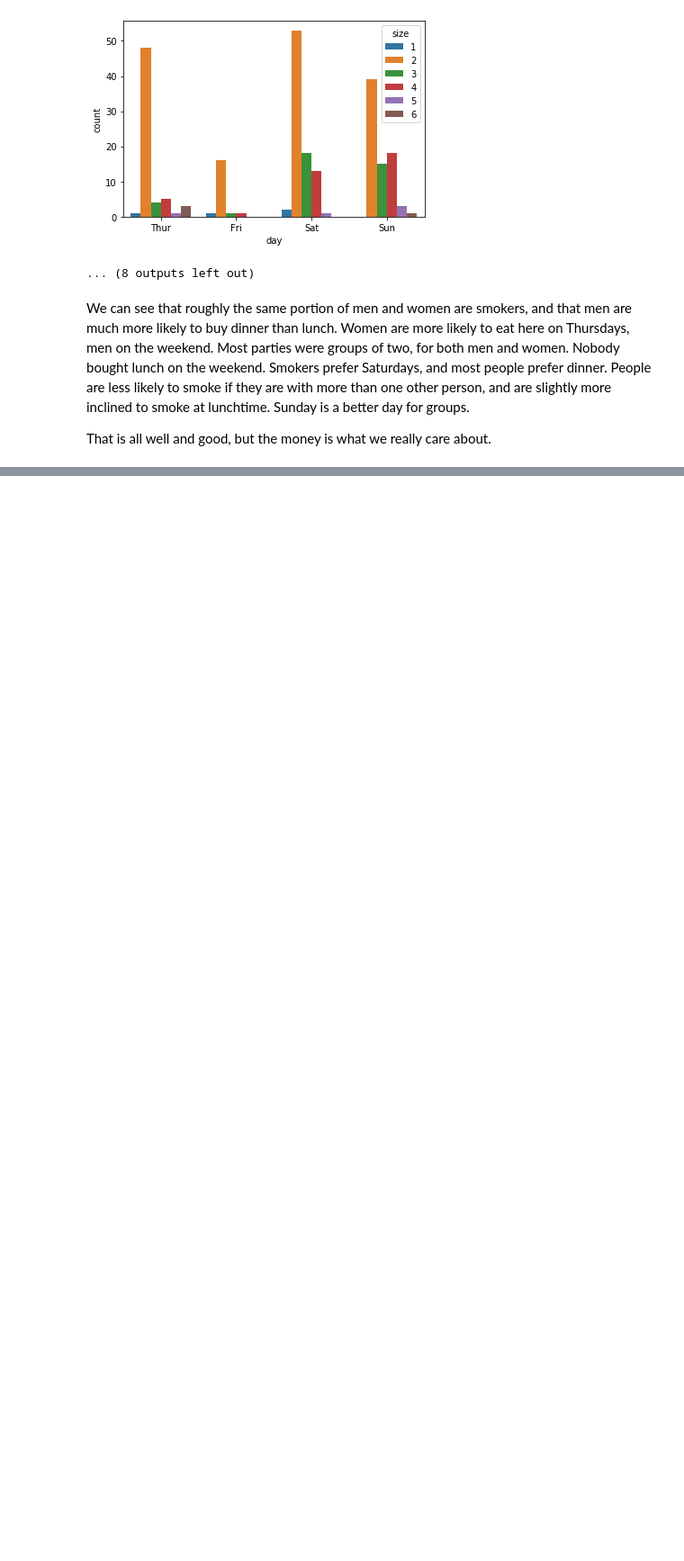
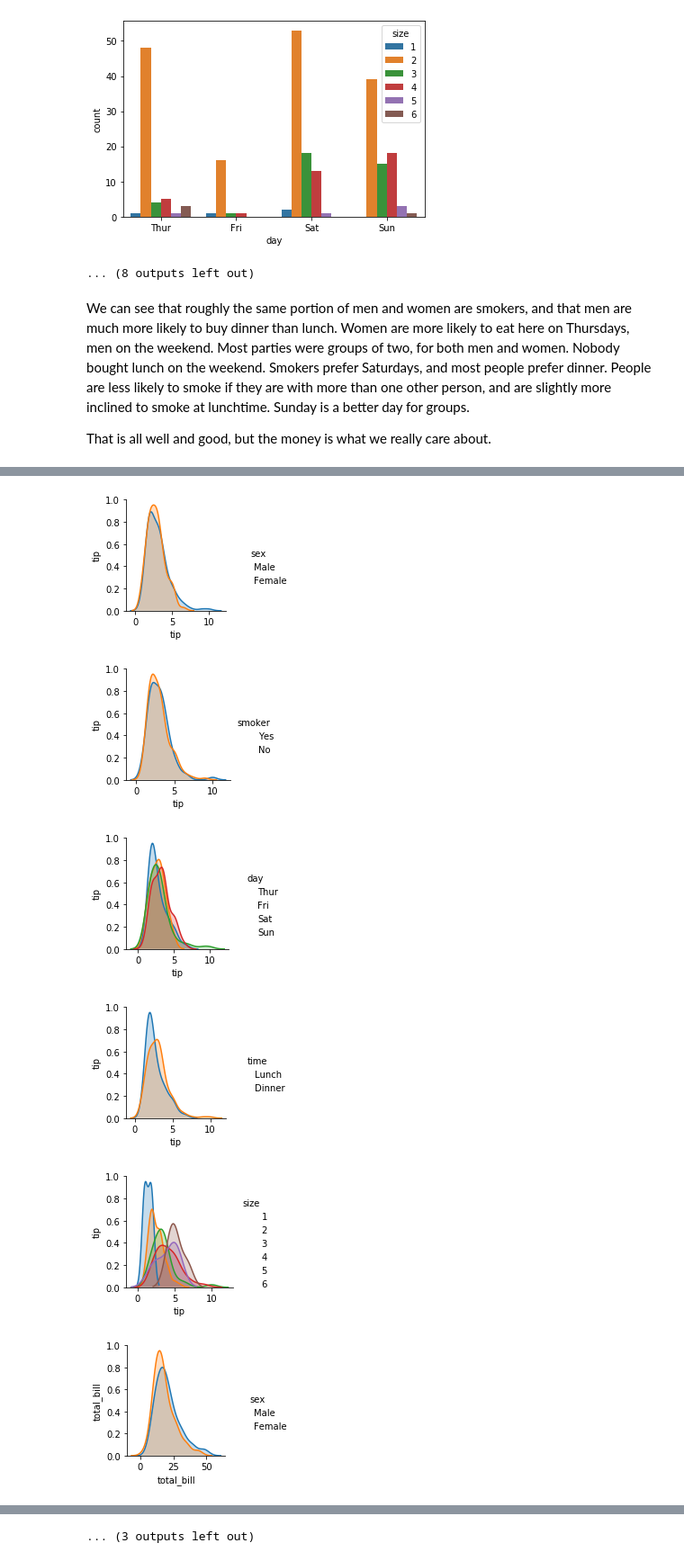
Before and after one commit to HFintan/HDip-FunDatAnalytics, a Jupyter notebook: fda_assignment.ipynb, the cells around one changed output, grey strips where cells are left out. Shown: that part at 90% size. Drawn from its saved outputs; the diff is of its cells as text; code cells hidden in the pictures; blank space fills up the shorter version.

Commit message:
initial bivariate analysis with graphs

```diff
--- a/fda_assignment.ipynb
+++ b/fda_assignment.ipynb
@@ -179,0 +220,12 @@ That is all well and good, but the money is what we really care about.
+# %%
+for i in ['tip','total_bill','tip_percent']:
+    for j in ['sex','smoker','day','time','size']:
+        sns.pairplot(tips, vars=[i], hue=j)
+        plt.show()
+# %% [output]
+[figure, added]
+[figure, added]
+[figure, added]
+[figure, added]
+[figure, added]
+[figure, added]
@@ -179,0 +238 @@ That is all well and good, but the money is what we really care about.
+... (3 outputs left out)
```
Also changed, not shown: parts of 14 cells of this notebook, 1 other file.
